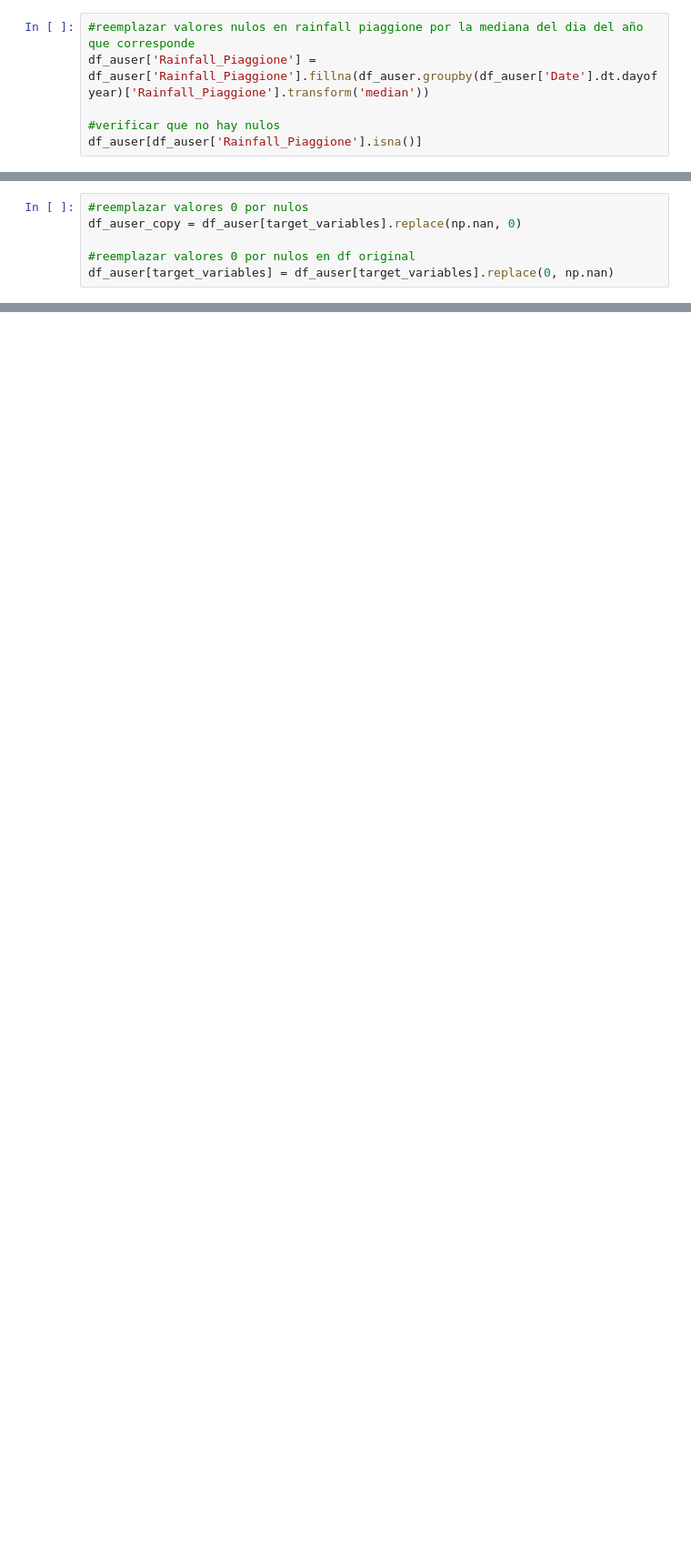
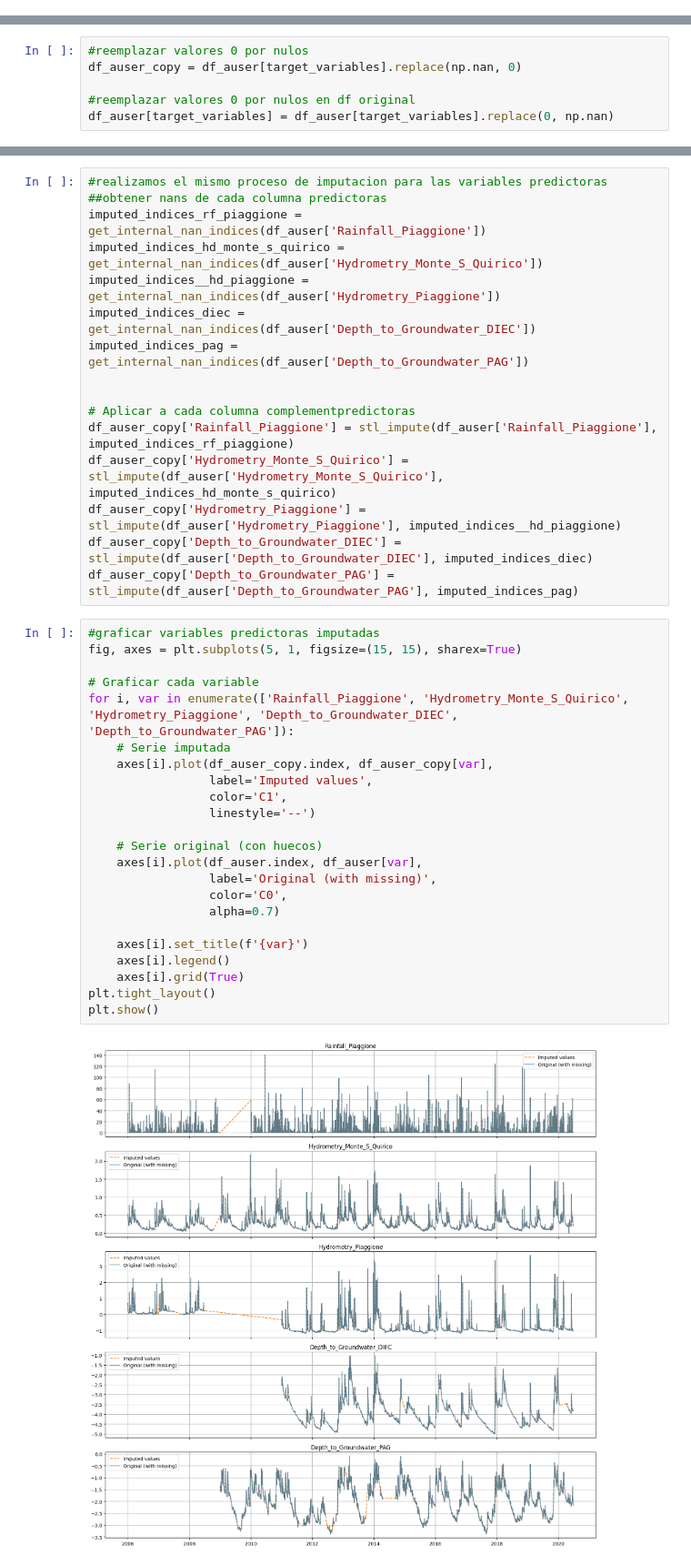
Before and after one commit to jilemp/time-series-project-tutorial, a Jupyter notebook: src/explore.ipynb, the cells around one changed output, grey strips where cells are left out. Shown at 91% size. Cells and saved outputs as stored; diff of their text form; blank space fills up the shorter version.

```diff
--- a/src/explore.ipynb
+++ b/src/explore.ipynb
@@ -105,9 +120,3 @@ df_auser[df_auser['Rainfall_Piaggione'].isna()]
 | 1459 | 2009-12-30 | 16.4 | 15.4 | 9.6 | 6.8 | ... |
 | 1460 | 2009-12-31 | 14.4 | 1.4 | 32.2 | 19.8 | ... |
 365 rows × 27 columns
-# %%
-#reemplazar valores nulos en rainfall piaggione por la mediana del dia del año que corresponde
-df_auser['Rainfall_Piaggione'] = df_auser['Rainfall_Piaggione'].fillna(df_auser.groupby(df_auser['Date'].dt.dayofyear)['Rainfall_Piaggione'].transform('median'))
-
-#verificar que no hay nulos
-df_auser[df_auser['Rainfall_Piaggione'].isna()]
@@ -339,0 +239,41 @@ memory usage: 326.6+ KB
+# %%
+#realizamos el mismo proceso de imputacion para las variables predictoras
+##obtener nans de cada columna predictoras
+imputed_indices_rf_piaggione = get_internal_nan_indices(df_auser['Rainfall_Piaggione'])
+imputed_indices_hd_monte_s_quirico = get_internal_nan_indices(df_auser['Hydrometry_Monte_S_Quirico'])
+imputed_indices__hd_piaggione = get_internal_nan_indices(df_auser['Hydrometry_Piaggione'])
+imputed_indices_diec = get_internal_nan_indices(df_auser['Depth_to_Groundwater_DIEC'])
+imputed_indices_pag = get_internal_nan_indices(df_auser['Depth_to_Groundwater_PAG'])
+
+
+# Aplicar a cada columna complementpredictoras
+df_auser_copy['Rainfall_Piaggione'] = stl_impute(df_auser['Rainfall_Piaggione'], imputed_indices_rf_piaggione)
+df_auser_copy['Hydrometry_Monte_S_Quirico'] = stl_impute(df_auser['Hydrometry_Monte_S_Quirico'], imputed_indices_hd_monte_s_quirico)
+df_auser_copy['Hydrometry_Piaggione'] = stl_impute(df_auser['Hydrometry_Piaggione'], imputed_indices__hd_piaggione)
+df_auser_copy['Depth_to_Groundwater_DIEC'] = stl_impute(df_auser['Depth_to_Groundwater_DIEC'], imputed_indices_diec)
+df_auser_copy['Depth_to_Groundwater_PAG'] = stl_impute(df_auser['Depth_to_Groundwater_PAG'], imputed_indices_pag)
+# %%
+#graficar variables predictoras imputadas
+fig, axes = plt.subplots(5, 1, figsize=(15, 15), sharex=True)
+
+# Graficar cada variable
+for i, var in enumerate(['Rainfall_Piaggione', 'Hydrometry_Monte_S_Quirico', 'Hydrometry_Piaggione', 'Depth_to_Groundwater_DIEC', 'Depth_to_Groundwater_PAG']):
+    # Serie imputada
+    axes[i].plot(df_auser_copy.index, df_auser_copy[var],
+                 label='Imputed values',
+                 color='C1',
+                 linestyle='--')
+
+    # Serie original (con huecos)
+    axes[i].plot(df_auser.index, df_auser[var],
+                 label='Original (with missing)',
+                 color='C0',
+                 alpha=0.7)
+
+    axes[i].set_title(f'{var}')
+    axes[i].legend()
+    axes[i].grid(True)
+plt.tight_layout()
+plt.show()
+# %% [output]
+[figure, added]
```
Also changed, not shown: parts of 11 cells of this notebook.
